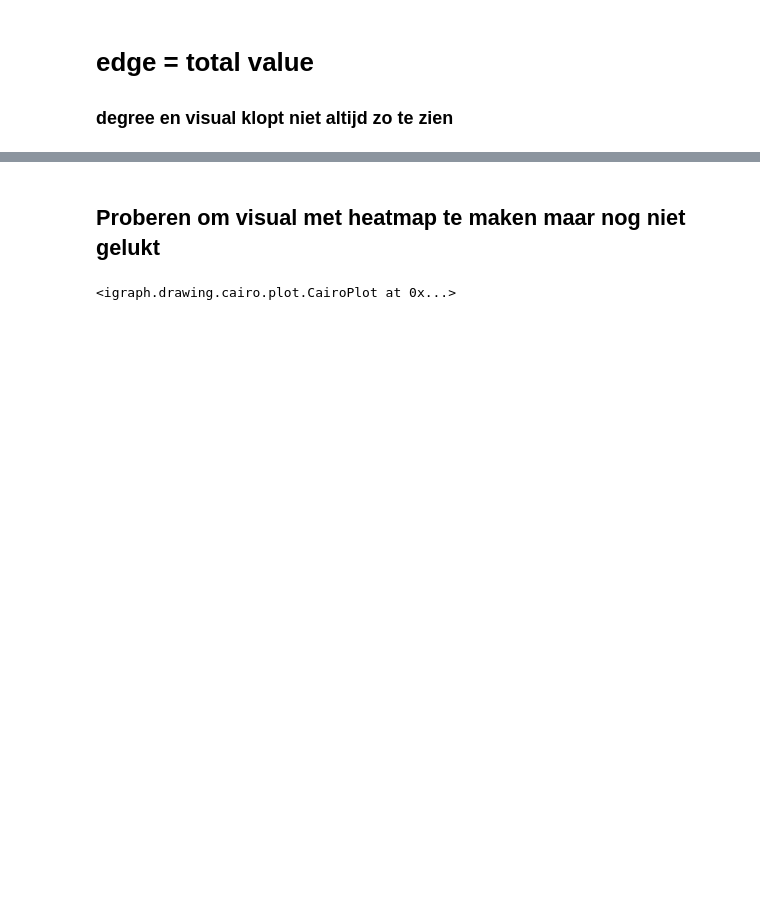
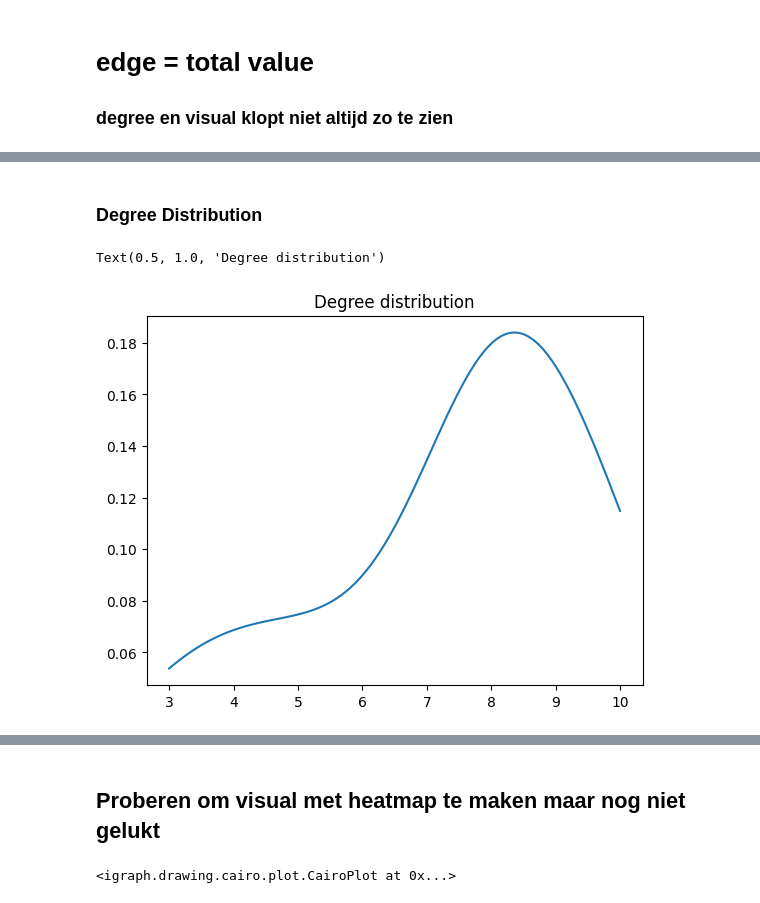
Before and after one commit to Victor-Wouters/Large-Scale-Networks-Analysis, a Jupyter notebook: Network_analysis_test.ipynb, the cells around one changed output, grey strips where cells are left out. Drawn from its saved outputs; the diff is of its cells as text; code cells hidden in the pictures; blank space fills up the shorter version.

```diff
--- a/Network_analysis_test.ipynb
+++ b/Network_analysis_test.ipynb
@@ -175,7 +179,8 @@ g.add_vertices(participants['id'].tolist())
 # Add aggregated edges, ensuring consistency in string usage
 for _, row in transaction_sums.iterrows():
     try:
-        g.add_edge(row['FromParticipantId'], row['ToParticipantId'], weight=row['Value'])
+        if row['Value'] != 0:
+            g.add_edge(row['FromParticipantId'], row['ToParticipantId'], weight=row['Value'])
     except ValueError as e:
         print(f"Error adding edge from {row['FromParticipantId']} to {row['ToParticipantId']}: {e}")
 
@@ -224,0 +253,13 @@ Participant 18 - In-degree: 4, Out-degree: 0
+# %% [markdown]
+### Degree Distribution
+# %%
+# Estimation of the probability denstity function using a kernel-density estimation using Gaussian kernel
+kde = gaussian_kde(degree)
+# these are the values over wich your kernel will be evaluated
+dist_space = linspace( min(degree), max(degree), 100 )
+# plot the results
+plt.plot( dist_space, kde(dist_space) )
+plt.title("Degree distribution")
+# %% [output]
+Text(0.5, 1.0, 'Degree distribution')
+[figure, added]
```
Also changed, not shown: parts of 16 cells of this notebook.
